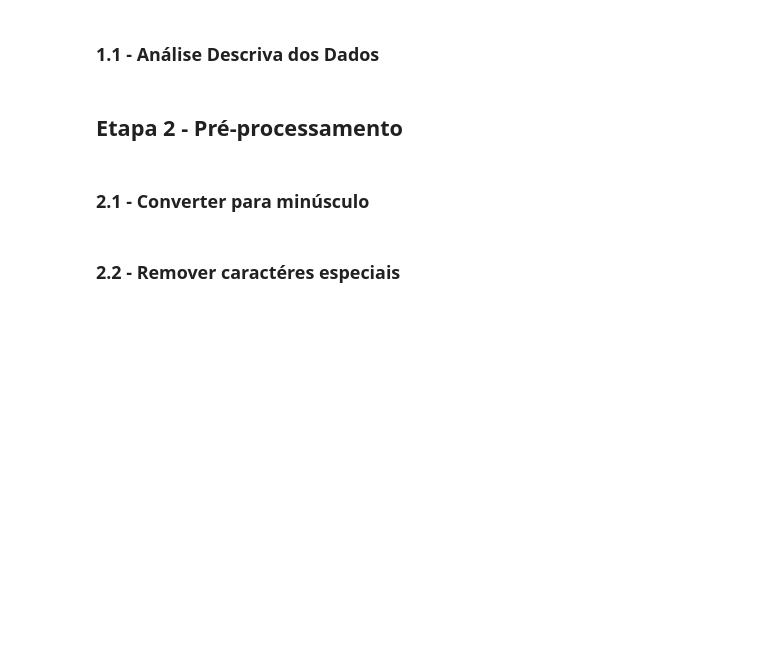
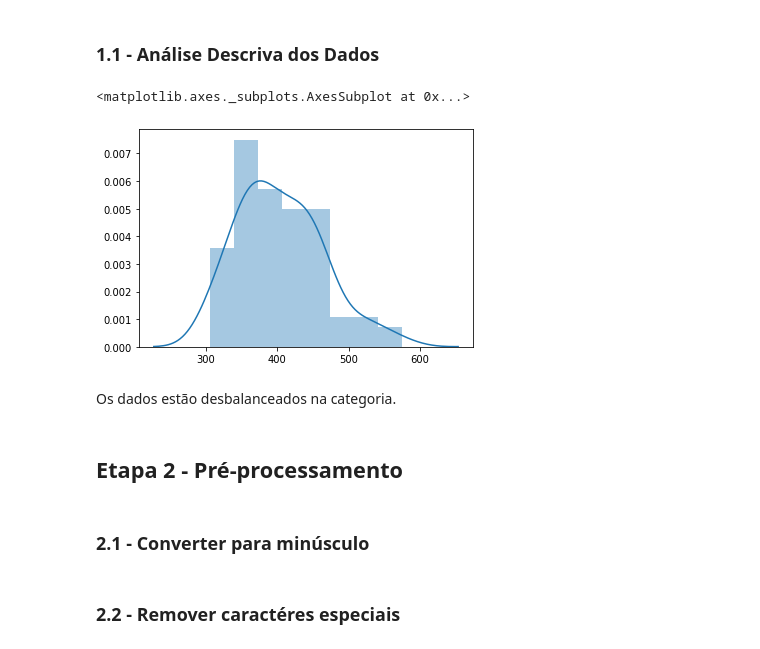
Before and after one commit to mbjesus/desafio_01_nlp_ufg, a Jupyter notebook: NLP_TCE.ipynb, the cells around one changed output. Drawn from its saved outputs; the diff is of its cells as text; code cells hidden in the pictures; blank space fills up the shorter version.

```diff
--- a/NLP_TCE.ipynb
+++ b/NLP_TCE.ipynb
@@ -3,2 +24,4 @@
 # %% [markdown]
 ## Etapa 1 - Obter dados Rotulados
+# %%
+dataset = pd.read_csv("dataset/train.csv")
@@ -5,5 +49,13 @@
 # %% [markdown]
 ### 1.1 - Análise Descriva dos Dados
+# %%
+pd.value_counts(dataset["category"].values, sort=True)
+sns.distplot(pd.value_counts(dataset["category"].values, sort=True))
+# %% [output]
+<matplotlib.axes._subplots.AxesSubplot at 0x...>
+[figure, added]
+# %% [markdown]
+Os dados estão desbalanceados na categoria.
 # %% [markdown]
 ## Etapa 2 - Pré-processamento
 # %% [markdown]
```
Also changed, not shown: parts of 7 cells of this notebook.
